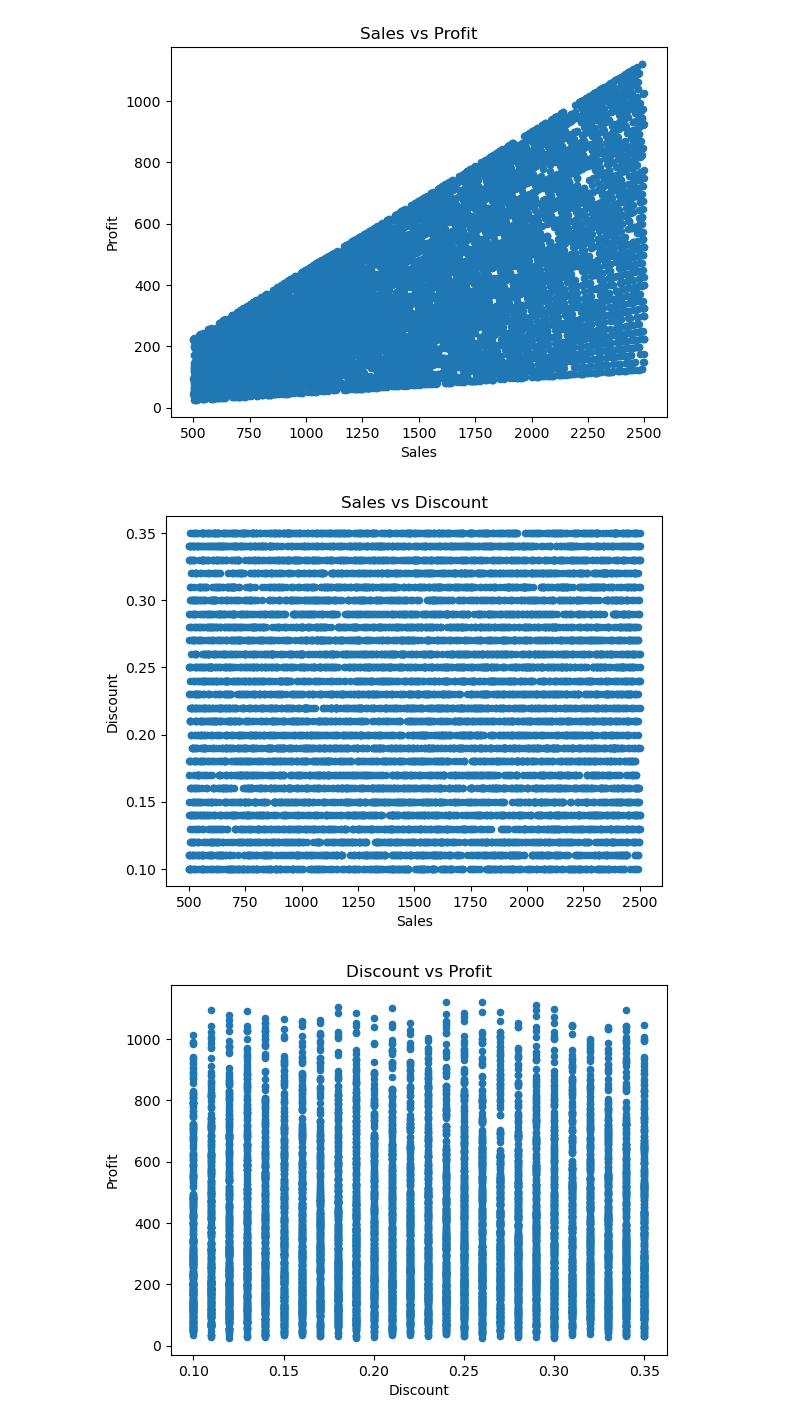
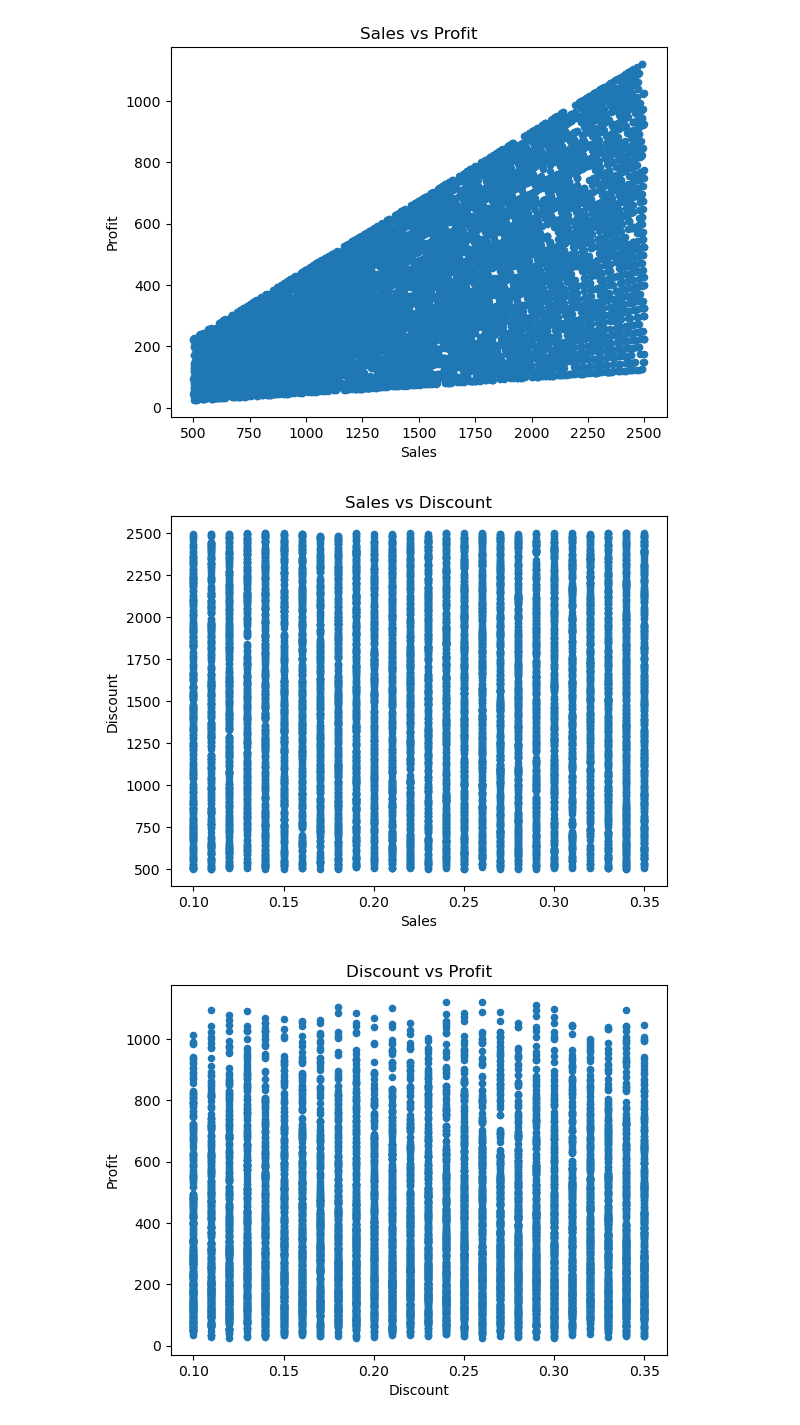
Before and after one commit to ruprekhab/retail_analytics, a Jupyter notebook: data_clean.ipynb, the cells around one changed output. Drawn from its saved outputs; the diff is of its cells as text; code cells hidden in the pictures.

```diff
--- a/data_clean.ipynb
+++ b/data_clean.ipynb
@@ -248,13 +248,13 @@ plt.show()
 [figure]
 # %%
 # Scatter plot for numerical columns
-df.plot.scatter(x="Sales", y="Discount")
+df.plot.scatter(x="Discount", y="Sales")
 plt.title('Sales vs Discount')
 plt.xlabel('Sales')
 plt.ylabel('Discount')
 plt.show()
 # %% [output]
-[figure, old version]
+[figure, new version]
 # %%
 # Scatter plot for numerical columns
 df.plot.scatter(x="Discount", y="Profit")
```
